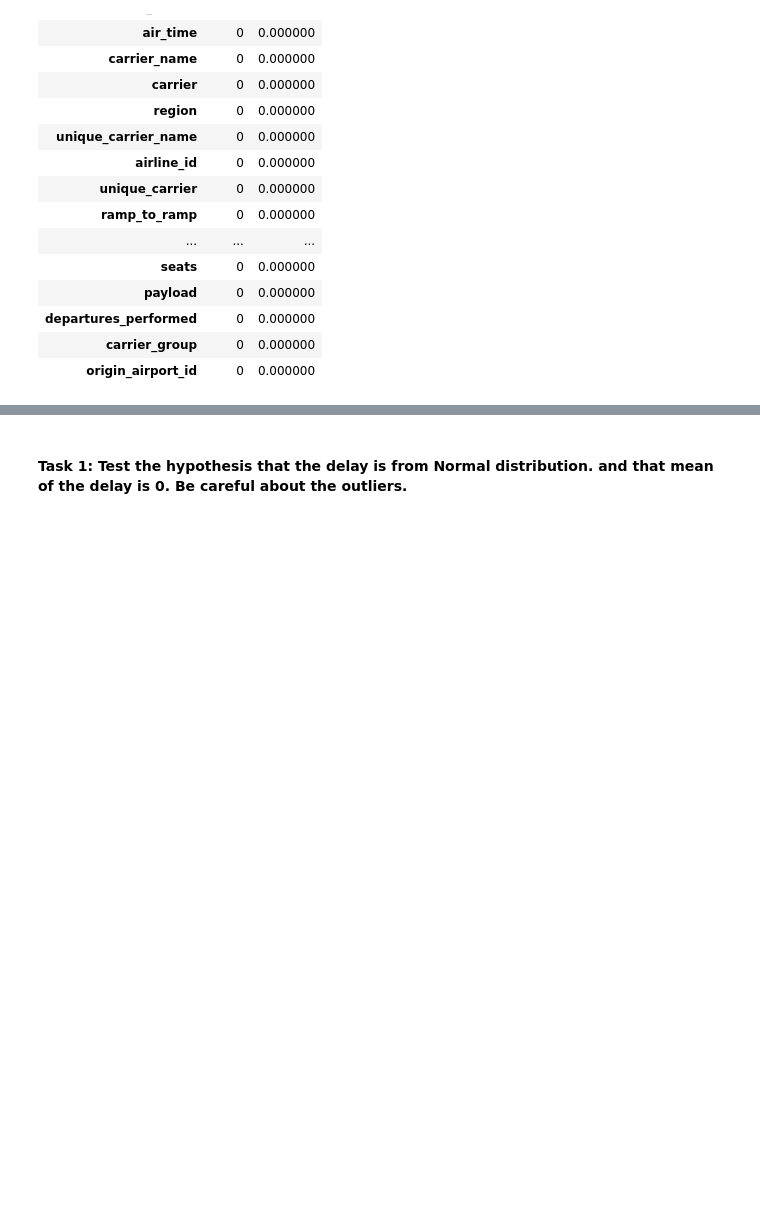
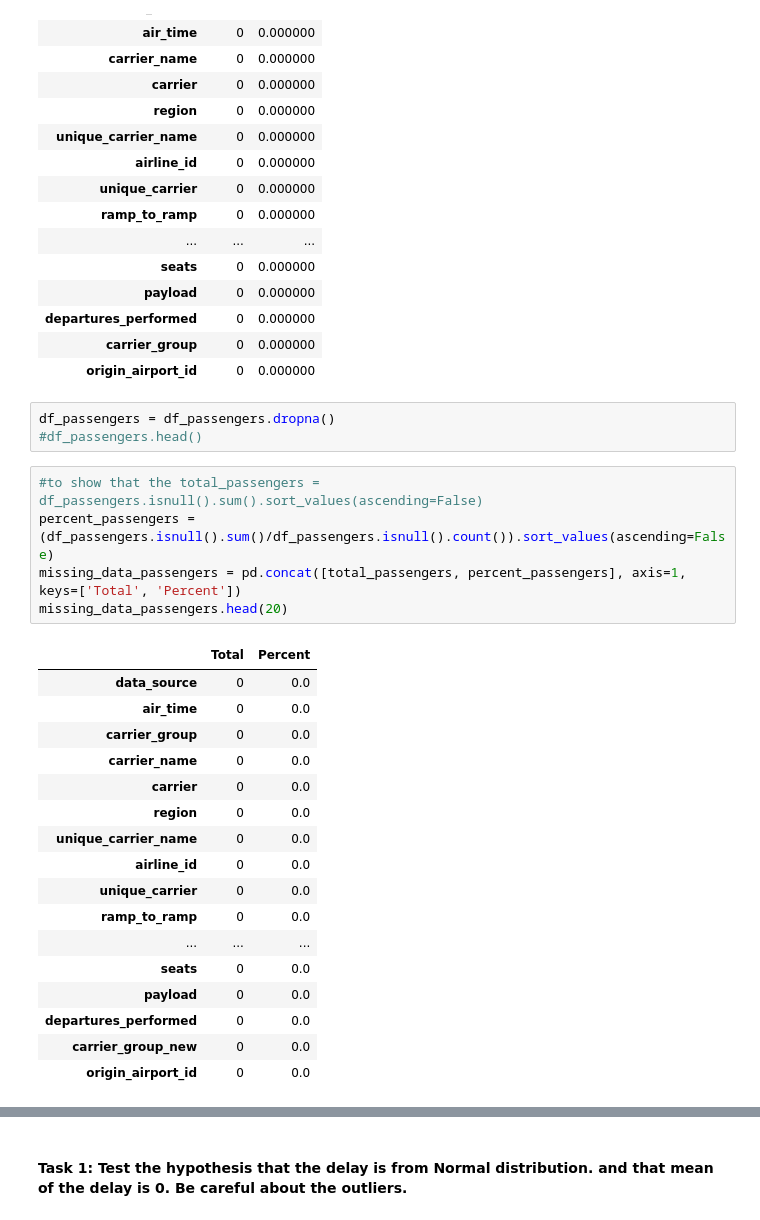
Before and after one commit to CamStevens15/Flight_Prediction_project, a Jupyter notebook: exploratory_analysis.ipynb, the cells around one changed output, grey strips where cells are left out. Drawn from its saved outputs; the diff is of its cells as text; blank space fills up the shorter version.

Commit message:
More data cleaning to test, consumption, and passanger dataframes

```diff
--- a/exploratory_analysis.ipynb
+++ b/exploratory_analysis.ipynb
@@ -156,6 +197,32 @@ missing_data_passengers.head(20)
 | departures_performed | 0 | 0.000000 |
 | carrier_group | 0 | 0.000000 |
 | origin_airport_id | 0 | 0.000000 |
+# %%
+df_passengers = df_passengers.dropna()
+#df_passengers.head()
+# %%
+#to show that the total_passengers = df_passengers.isnull().sum().sort_values(ascending=False)
+percent_passengers = (df_passengers.isnull().sum()/df_passengers.isnull().count()).sort_values(ascending=False)
+missing_data_passengers = pd.concat([total_passengers, percent_passengers], axis=1, keys=['Total', 'Percent'])
+missing_data_passengers.head(20)
+# %% [output]
+|  | Total | Percent |
+| data_source | 0 | 0.0 |
+| air_time | 0 | 0.0 |
+| carrier_group | 0 | 0.0 |
+| carrier_name | 0 | 0.0 |
+| carrier | 0 | 0.0 |
+| region | 0 | 0.0 |
+| unique_carrier_name | 0 | 0.0 |
+| airline_id | 0 | 0.0 |
+| unique_carrier | 0 | 0.0 |
+| ramp_to_ramp | 0 | 0.0 |
+| ... | ... | ... |
+| seats | 0 | 0.0 |
+| payload | 0 | 0.0 |
+| departures_performed | 0 | 0.0 |
+| carrier_group_new | 0 | 0.0 |
+| origin_airport_id | 0 | 0.0 |
 # %%
 
 df_fuel_comsumption = pd.read_csv (r'/Users/cameronstevens/Documents/Midterm_project/fuel_comsumption.csv')
```
Also changed, not shown: parts of 10 cells of this notebook.
